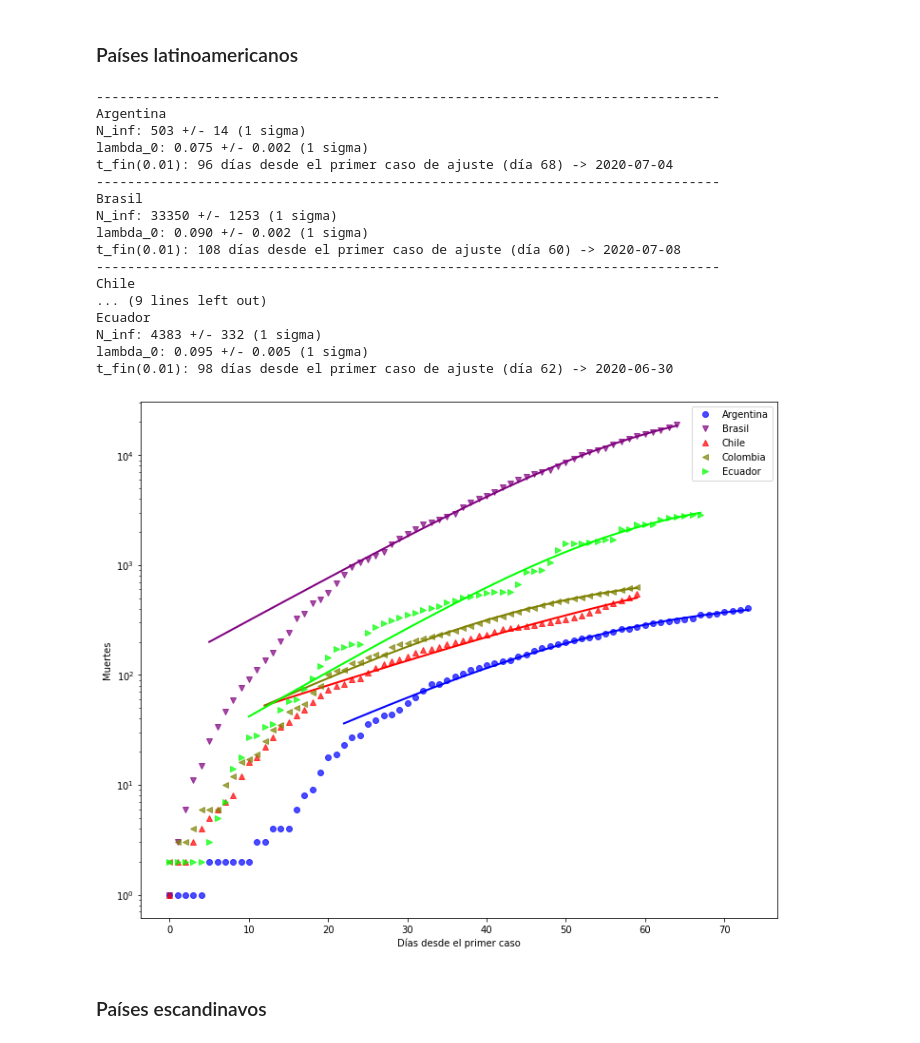
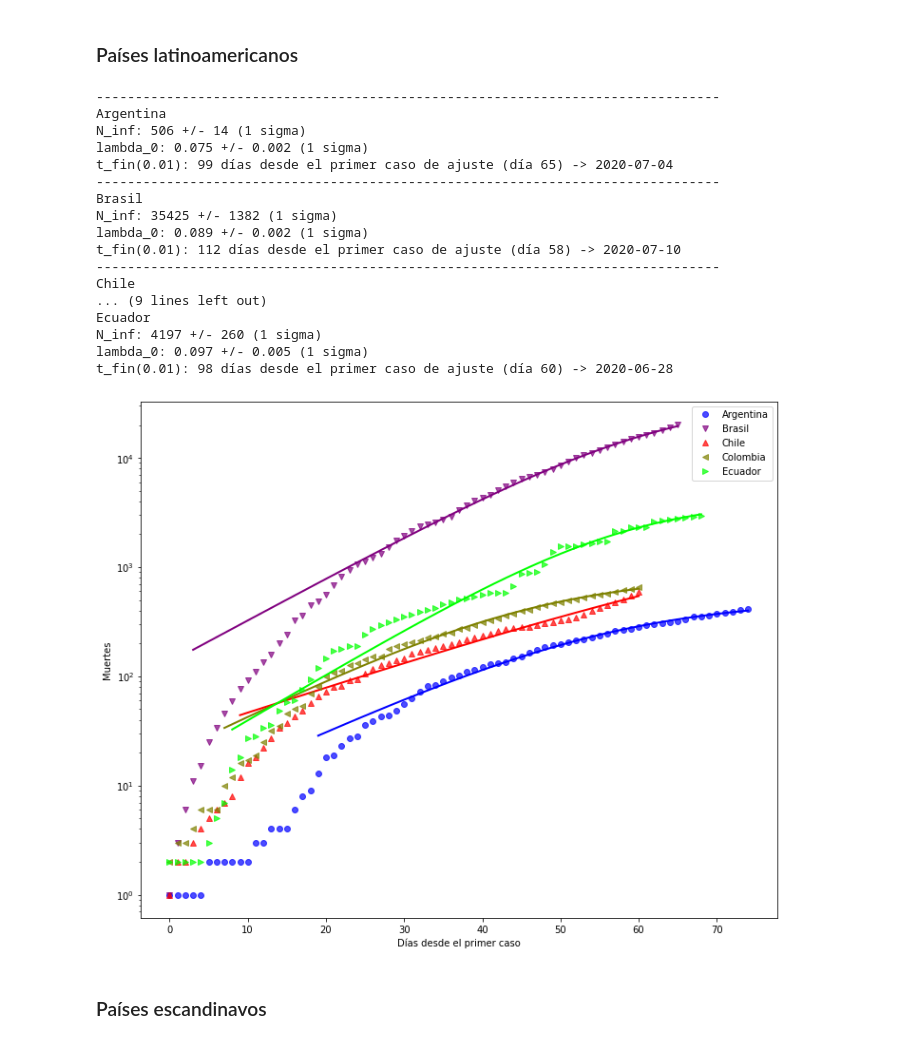
Before and after one commit to manuxch/logistic-covid19, a Jupyter notebook: Logistic_model_COVID-19.ipynb, the cells around one changed output. Cells and saved outputs as stored; diff of their text form; code cells hidden in the pictures.

```diff
--- a/Logistic_model_COVID-19.ipynb
+++ b/Logistic_model_COVID-19.ipynb
@@ -276,26 +276,26 @@ t_fin(0.01): 81 días desde el primer caso de ajuste (día 56) -> 2020-06-07
 # %% [markdown]
 ### Países latinoamericanos
 # %%
-plot_fit(deadths_lat, 20, 'Muertes', logscale=True, p_fin=0.01)
+plot_fit(deadths_lat, 10, 'Muertes', logscale=True, p_fin=0.01)
 # %% [output]
 --------------------------------------------------------------------------------
 Argentina
-N_inf: 503 +/- 14 (1 sigma)
+N_inf: 506 +/- 14 (1 sigma)
 lambda_0: 0.075 +/- 0.002 (1 sigma)
-t_fin(0.01): 96 días desde el primer caso de ajuste (día 68) -> 2020-07-04
+t_fin(0.01): 99 días desde el primer caso de ajuste (día 65) -> 2020-07-04
 --------------------------------------------------------------------------------
 Brasil
-N_inf: 33350 +/- 1253 (1 sigma)
-lambda_0: 0.090 +/- 0.002 (1 sigma)
-t_fin(0.01): 108 días desde el primer caso de ajuste (día 60) -> 2020-07-08
+N_inf: 35425 +/- 1382 (1 sigma)
+lambda_0: 0.089 +/- 0.002 (1 sigma)
+t_fin(0.01): 112 días desde el primer caso de ajuste (día 58) -> 2020-07-10
 --------------------------------------------------------------------------------
 Chile
 ... (9 lines left out)
 Ecuador
-N_inf: 4383 +/- 332 (1 sigma)
-lambda_0: 0.095 +/- 0.005 (1 sigma)
-t_fin(0.01): 98 días desde el primer caso de ajuste (día 62) -> 2020-06-30
+N_inf: 4197 +/- 260 (1 sigma)
+lambda_0: 0.097 +/- 0.005 (1 sigma)
+t_fin(0.01): 98 días desde el primer caso de ajuste (día 60) -> 2020-06-28
-[figure, old version]
+[figure, new version]
 # %% [markdown]
 ### Países escandinavos
 # %%
```
Also changed, not shown: parts of 8 cells of this notebook.
